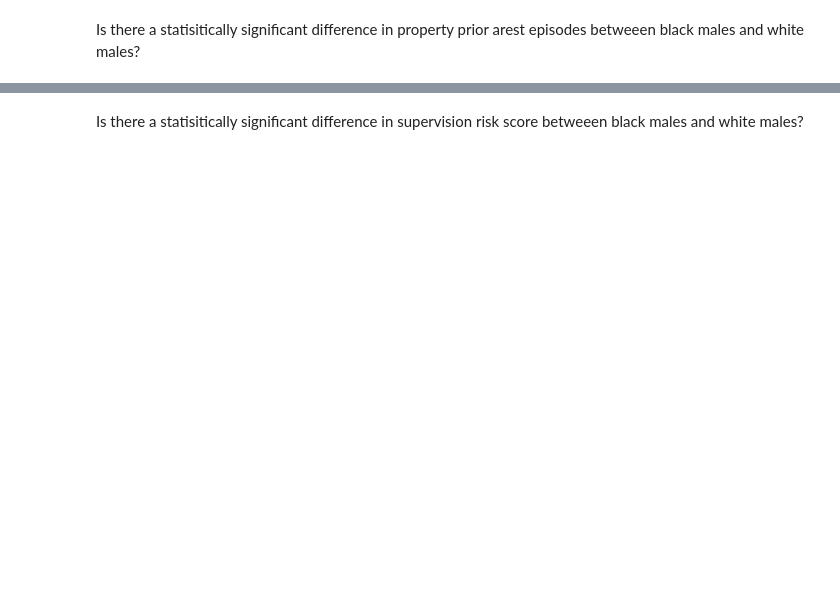
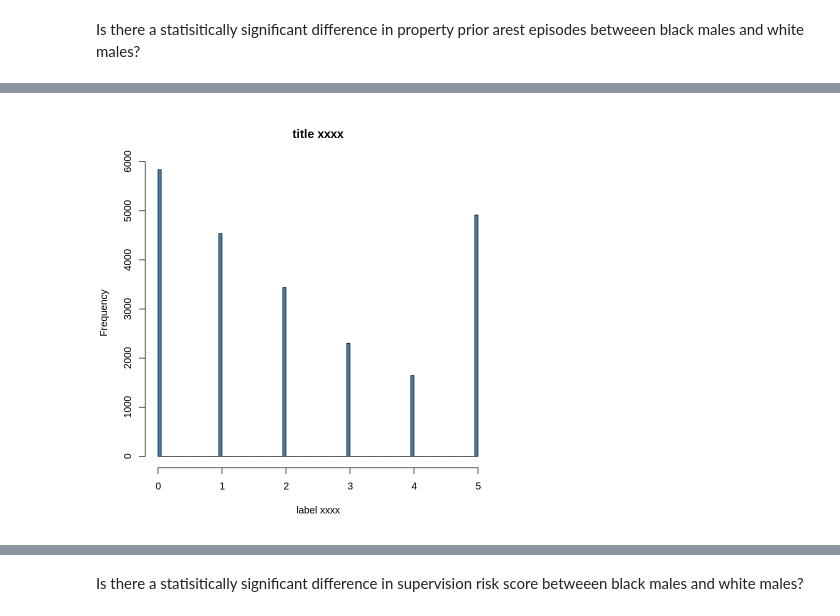
Before and after one commit to feaviolp/msc-project, a Jupyter notebook: NIJ statistics.ipynb, the cells around one changed output, grey strips where cells are left out. Drawn from its saved outputs; the diff is of its cells as text; code cells hidden in the pictures; blank space fills up the shorter version.

```diff
--- a/NIJ statistics.ipynb
+++ b/NIJ statistics.ipynb
@@ -373,0 +414,8 @@ Is there a statisitically significant difference in property prior arest episode
+# %%
+hist(Male$Prior_Arrest_Episodes_Property,
+  breaks=100,
+  col='steelblue',
+  main='title xxxx',
+  xlab = 'label xxxx')
+# %% [output]
+[figure, added]
```
Also changed, not shown: parts of 24 cells of this notebook.
